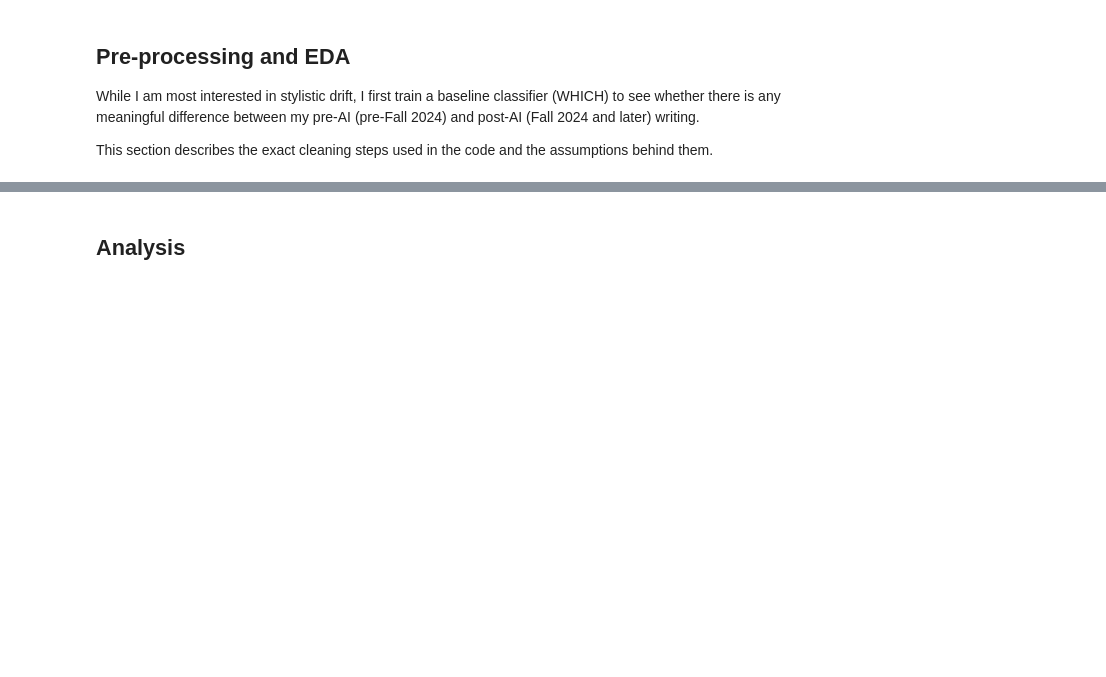
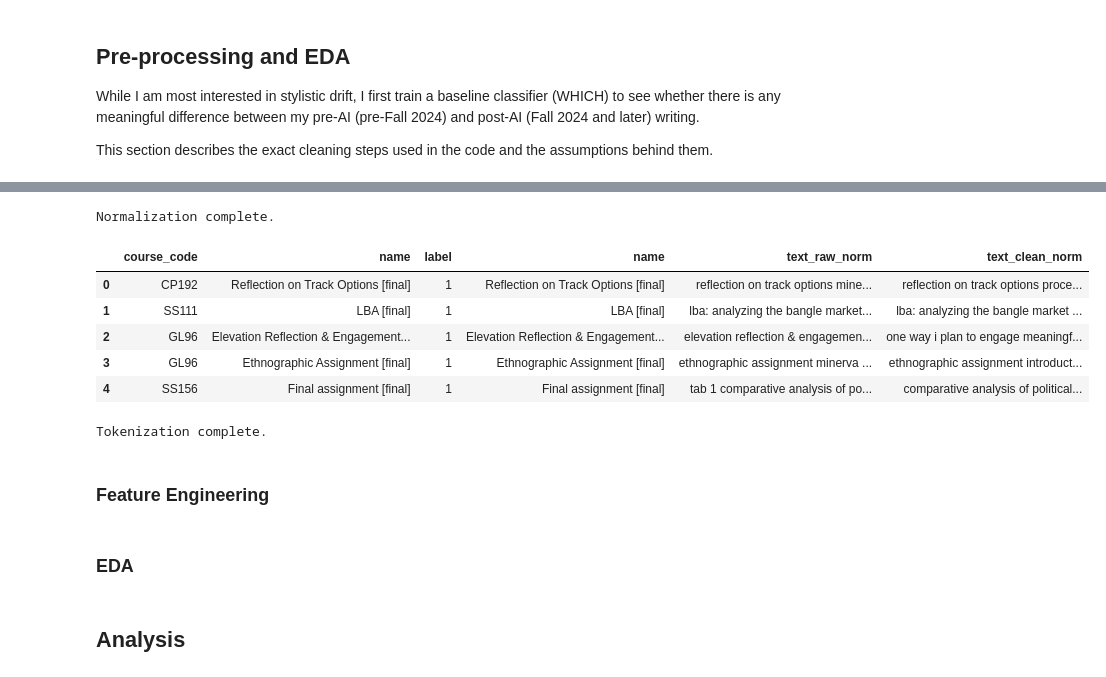
Before and after one commit to SuiseiNakagawa/stylistic-drift-analysis, a Jupyter notebook: first_draft.ipynb, the cells around one changed output, grey strips where cells are left out. Drawn from its saved outputs; the diff is of its cells as text; code cells hidden in the pictures; blank space fills up the shorter version.

Commit message:
finish tokenization

```diff
--- a/first_draft.ipynb
+++ b/first_draft.ipynb
@@ -329,3 +354,68 @@ oning can be increased by using a larger sample size to further mitigate the eff
+# %%
+# Normalization
+
+def normalize_text(text):
+    """Lowercase and collapse whitespace for consistent tokenization."""
+    if not isinstance(text, str):
+        return text
+    text = text.lower()
+    text = re.sub(r"\s+", " ", text)
+    return text.strip()
+
+# Create a normalized column from the raw and cleaned text
+df_processed["text_raw_norm"] = df_processed["text_raw"].apply(normalize_text)
+df_processed["text_clean_norm"] = df_processed["text_clean"].apply(normalize_text)
+
+print("Normalization complete.")
+
+# Display summary table with truncated text for readability
+display_df = df_processed.head().copy()
+text_cols = ['name', 'text_raw_norm', 'text_clean_norm']
+for col in text_cols:
+    display_df[col] = display_df[col].apply(lambda x: (x[:75] + '...') if isinstance(x, str) and len(x) > 75 else x)
+display(display_df[['course_code', 'name', 'label'] + text_cols])
+# %% [output]
+Normalization complete.
+|  | course_code | name | label | name | text_raw_norm | text_clean_norm |
+| 0 | CP192 | Reflection on Track Options [final] | 1 | Reflection on Track Options [final] | ﻿reflection on track options mine... | reflection on track options proce... |
+| 1 | SS111 | LBA [final] | 1 | LBA [final] | ﻿lba: analyzing the bangle market... | lba: analyzing the bangle market ... |
+| 2 | GL96 | Elevation Reflection & Engagement... | 1 | Elevation Reflection & Engagement... | ﻿elevation reflection & engagemen... | one way i plan to engage meaningf... |
+| 3 | GL96 | Ethnographic Assignment [final] | 1 | Ethnographic Assignment [final] | ﻿ethnographic assignment minerva ... | ethnographic assignment introduct... |
+| 4 | SS156 | Final assignment [final] | 1 | Final assignment [final] | ﻿tab 1 comparative analysis of po... | comparative analysis of political... |
+# %%
+# SpaCy tokenizer
+
+nlp = spacy.load("en_core_web_sm", disable=["ner", "tagger", "parser", "lemmatizer"])
+nlp.add_pipe("sentencizer")
+
+def spacy_tokenize(text):
+    """
+    Tokenize text with spaCy.
+
+    Returns a dict with:
+    - tokens: all tokens including punctuation
+    - words: tokens excluding spaces
+    - sentences: list of sentence strings
+    """
+    if not isinstance(text, str):
+        return {"tokens": [], "words": [], "sentences": []}
+
+    doc = nlp(text)
+    tokens = [token.text for token in doc]
+    words = [token.text for token in doc if not token.is_space]
+    sentences = [sent.text.strip() for sent in doc.sents]
+
+    return {"tokens": tokens, "words": words, "sentences": sentences}
+
+df_processed["text_raw_tokens"] = df_processed["text_raw_norm"].apply(spacy_tokenize)
+df_processed["text_clean_tokens"] = df_processed["text_clean_norm"].apply(spacy_tokenize)
+print("Tokenization complete.")
+# %% [output]
+Tokenization complete.
+# %% [markdown]
+### Feature Engineering
+# %% [markdown]
+### EDA
 # %% [markdown]
 ## Analysis
 # %% [markdown]
```
Also changed, not shown: parts of 10 cells of this notebook.
